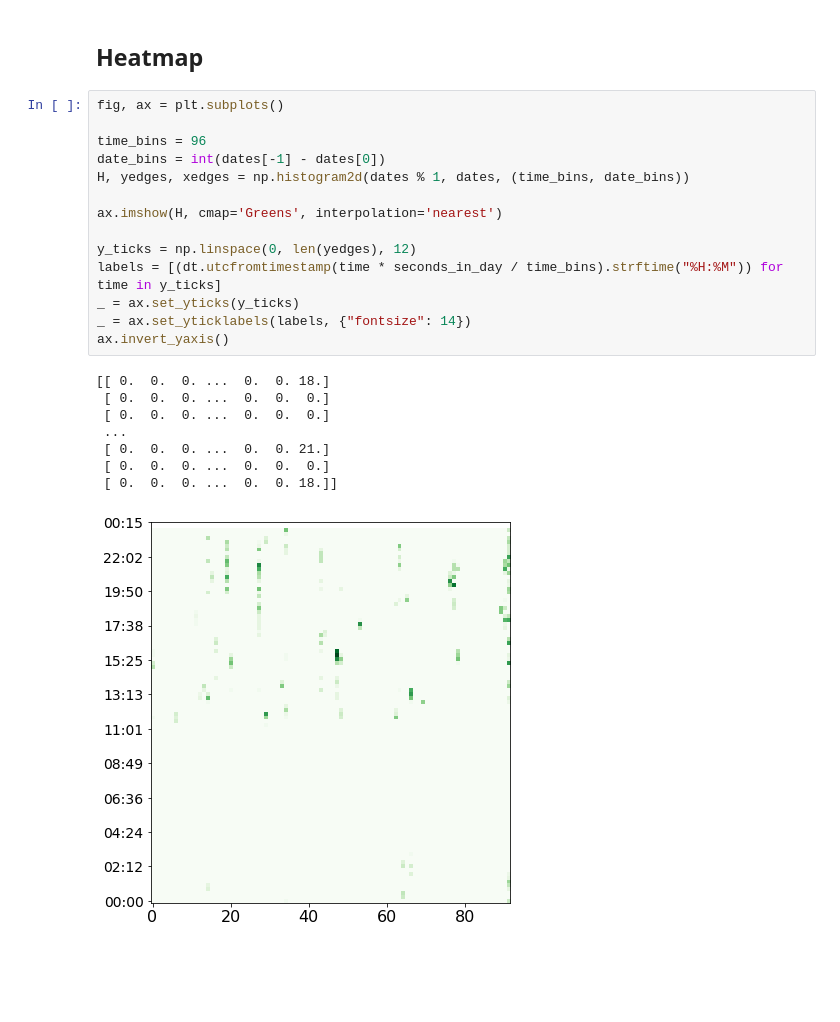
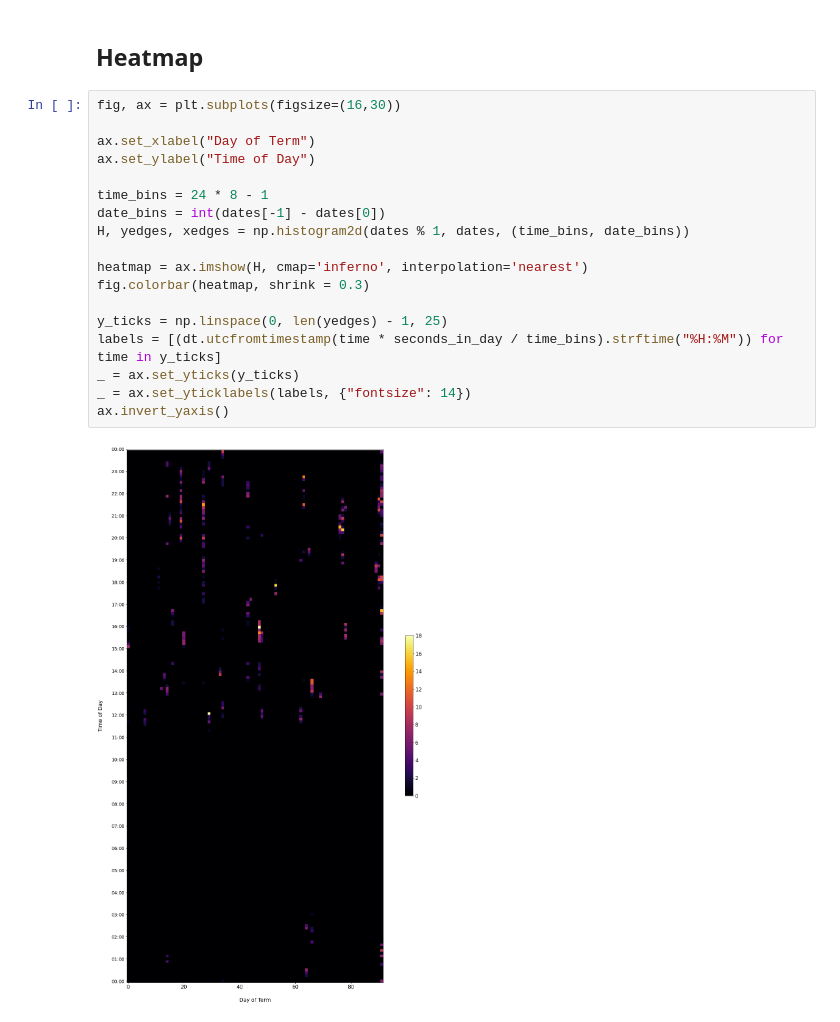
Before and after one commit to qhyun2/DVATIHCRBMCS136C, a Jupyter notebook: Visualizations.ipynb, the cells around one changed output. Drawn from its saved outputs; the diff is of its cells as text; blank space fills up the shorter version.

```diff
--- a/Visualizations.ipynb
+++ b/Visualizations.ipynb
@@ -116,25 +141,22 @@ _ = plt.xticks(rotation=60)
 # %% [markdown]
 ## Heatmap
 # %%
-fig, ax = plt.subplots()
+fig, ax = plt.subplots(figsize=(16,30))
 
-time_bins = 96
+ax.set_xlabel("Day of Term")
+ax.set_ylabel("Time of Day")
+
+time_bins = 24 * 8 - 1
 date_bins = int(dates[-1] - dates[0])
 H, yedges, xedges = np.histogram2d(dates % 1, dates, (time_bins, date_bins))
 
-ax.imshow(H, cmap='Greens', interpolation='nearest')
+heatmap = ax.imshow(H, cmap='inferno', interpolation='nearest')
+fig.colorbar(heatmap, shrink = 0.3)
 
-y_ticks = np.linspace(0, len(yedges), 12)
+y_ticks = np.linspace(0, len(yedges) - 1, 25)
 labels = [(dt.utcfromtimestamp(time * seconds_in_day / time_bins).strftime("%H:%M")) for time in y_ticks]
 _ = ax.set_yticks(y_ticks)
 _ = ax.set_yticklabels(labels, {"fontsize": 14})
 ax.invert_yaxis()
 # %% [output]
-[[ 0.  0.  0. ...  0.  0. 18.]
- [ 0.  0.  0. ...  0.  0.  0.]
- [ 0.  0.  0. ...  0.  0.  0.]
- ...
- [ 0.  0.  0. ...  0.  0. 21.]
- [ 0.  0.  0. ...  0.  0.  0.]
- [ 0.  0.  0. ...  0.  0. 18.]]
-[figure, old version]
+[figure, new version]
```
Also changed, not shown: parts of 4 cells of this notebook, 1 other file.
